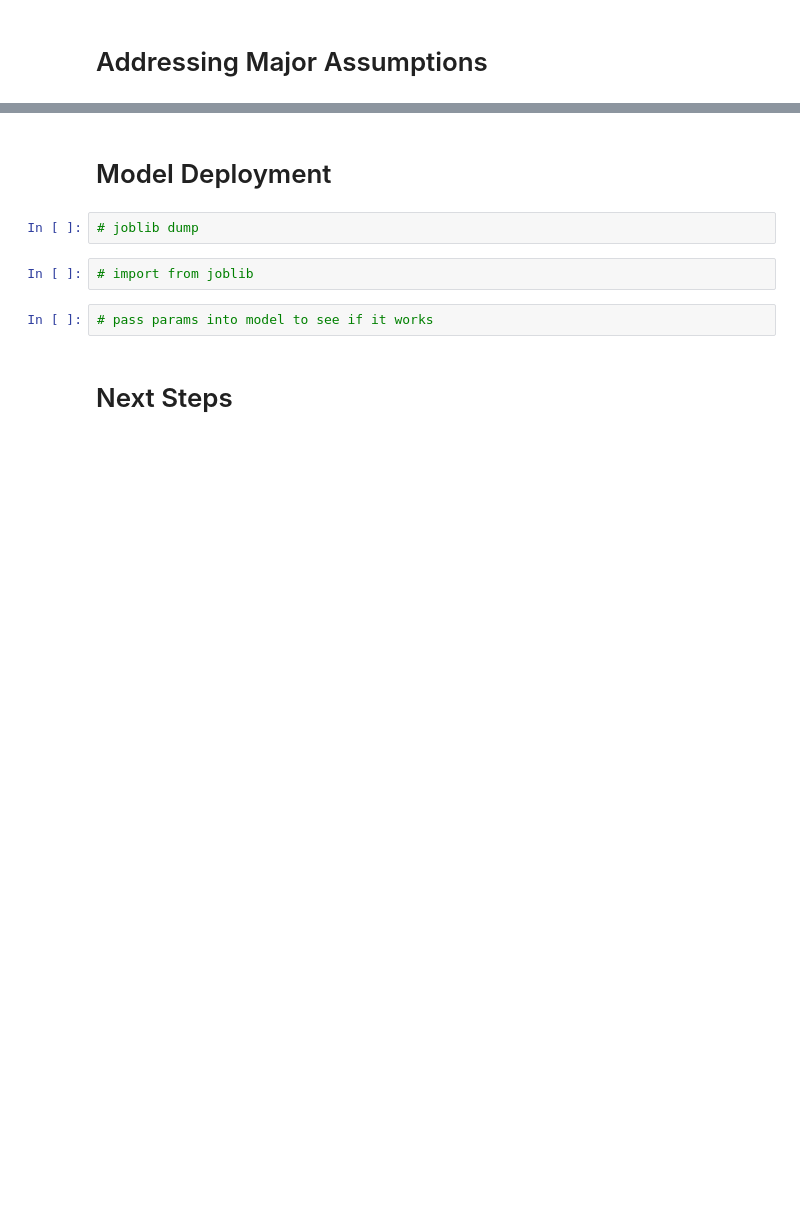
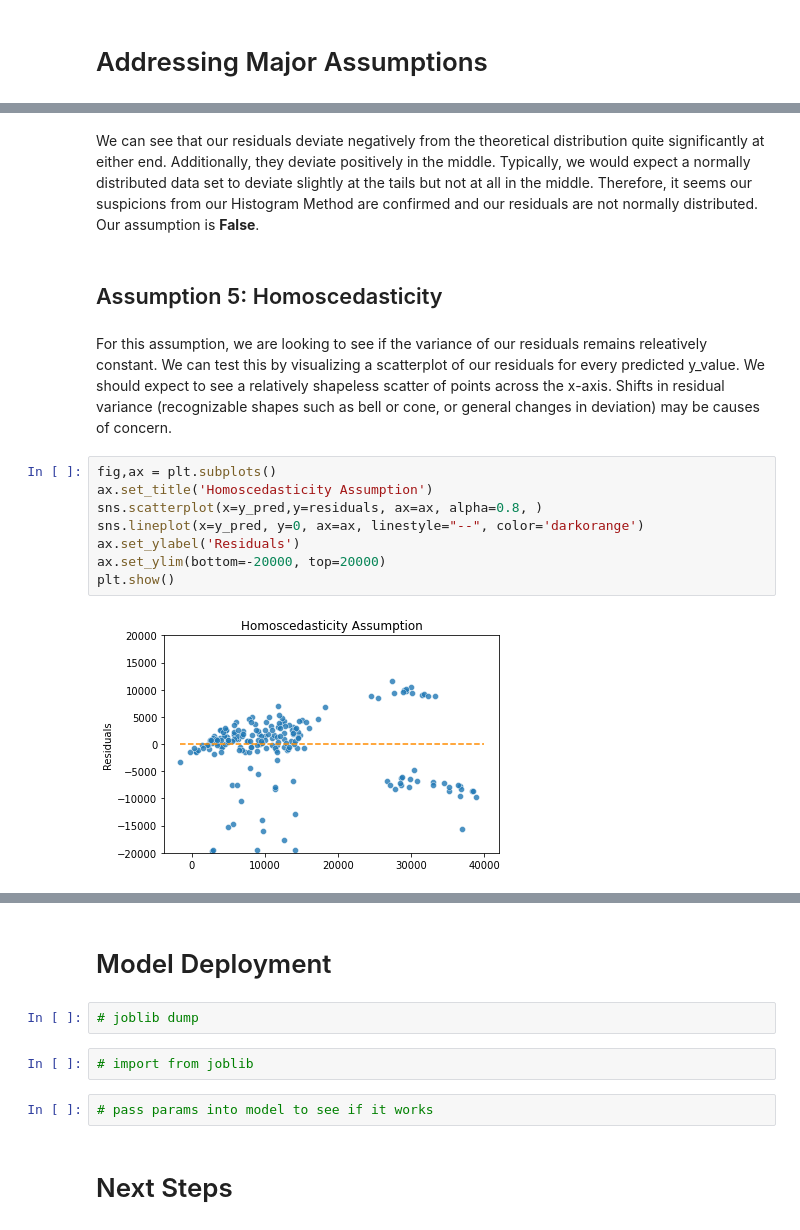
Before and after one commit to AvinashBisram/Machine-Learning, a Jupyter notebook: Linear Regression/Insurance Cost Multiple LinReg.ipynb, the cells around one changed output, grey strips where cells are left out. Saved outputs shown, nothing was run; the diff lists cells and outputs as text; blank space fills up the shorter version.

```diff
--- a/Linear Regression/Insurance Cost Multiple LinReg.ipynb
+++ b/Linear Regression/Insurance Cost Multiple LinReg.ipynb
@@ -734,0 +823,16 @@ Aside from examining the performance metrics of our model's predictions, there a
+# %% [markdown]
+We can see that our residuals deviate negatively from the theoretical distribution quite significantly at either end. Additionally, they deviate positively in the middle. Typically, we would expect a normally distributed data set to deviate slightly at the tails but not at all in the middle. Therefore, it seems our suspicions from our Histogram Method are confirmed and our residuals are not normally distributed. Our assumption is **False**.
+# %% [markdown]
+## Assumption 5: Homoscedasticity
+# %% [markdown]
+For this assumption, we are looking to see if the variance of our residuals remains releatively constant. We can test this by visualizing a scatterplot of our residuals for every predicted y_value. We should expect to see a relatively shapeless scatter of points across the x-axis. Shifts in residual variance (recognizable shapes such as bell or cone, or general changes in deviation) may be causes of concern.
+# %%
+fig,ax = plt.subplots()
+ax.set_title('Homoscedasticity Assumption')
+sns.scatterplot(x=y_pred,y=residuals, ax=ax, alpha=0.8, )
+sns.lineplot(x=y_pred, y=0, ax=ax, linestyle="--", color='darkorange')
+ax.set_ylabel('Residuals')
+ax.set_ylim(bottom=-20000, top=20000)
+plt.show()
+# %% [output]
+[figure, added]
```
Also changed, not shown: parts of 62 cells of this notebook.
